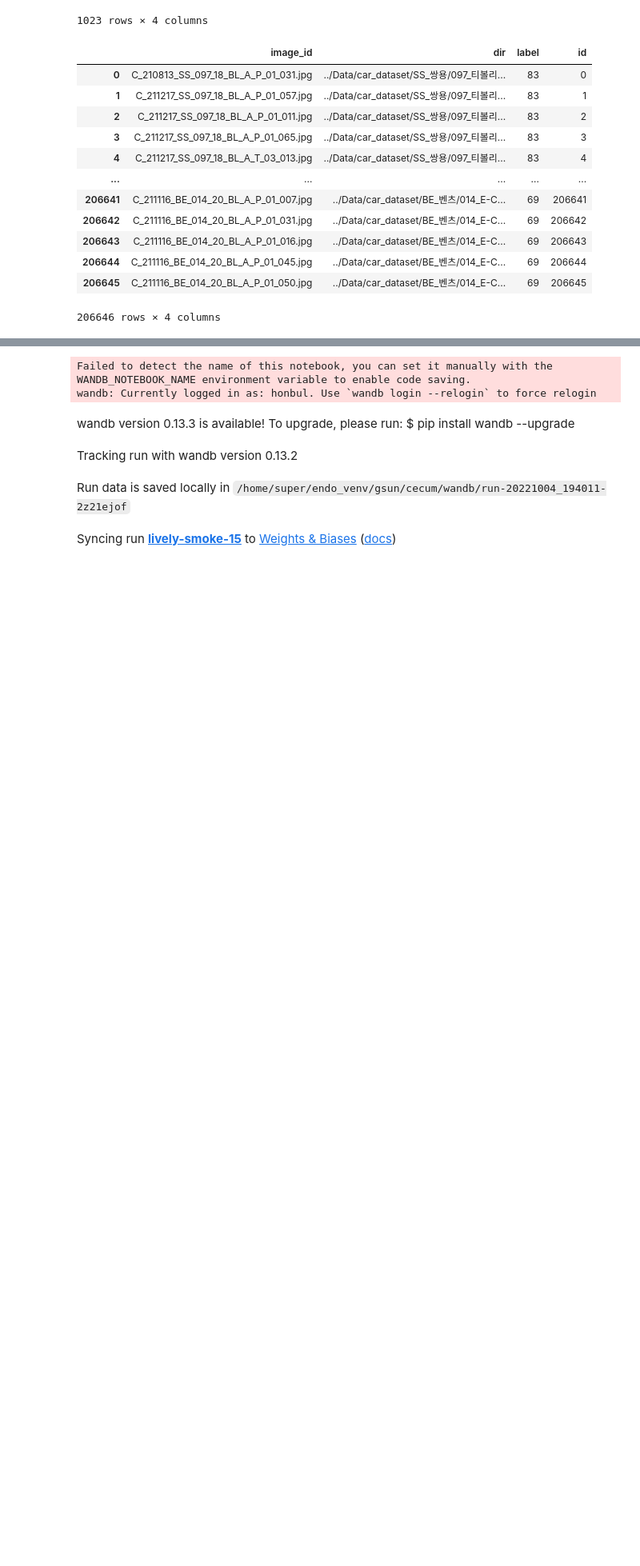
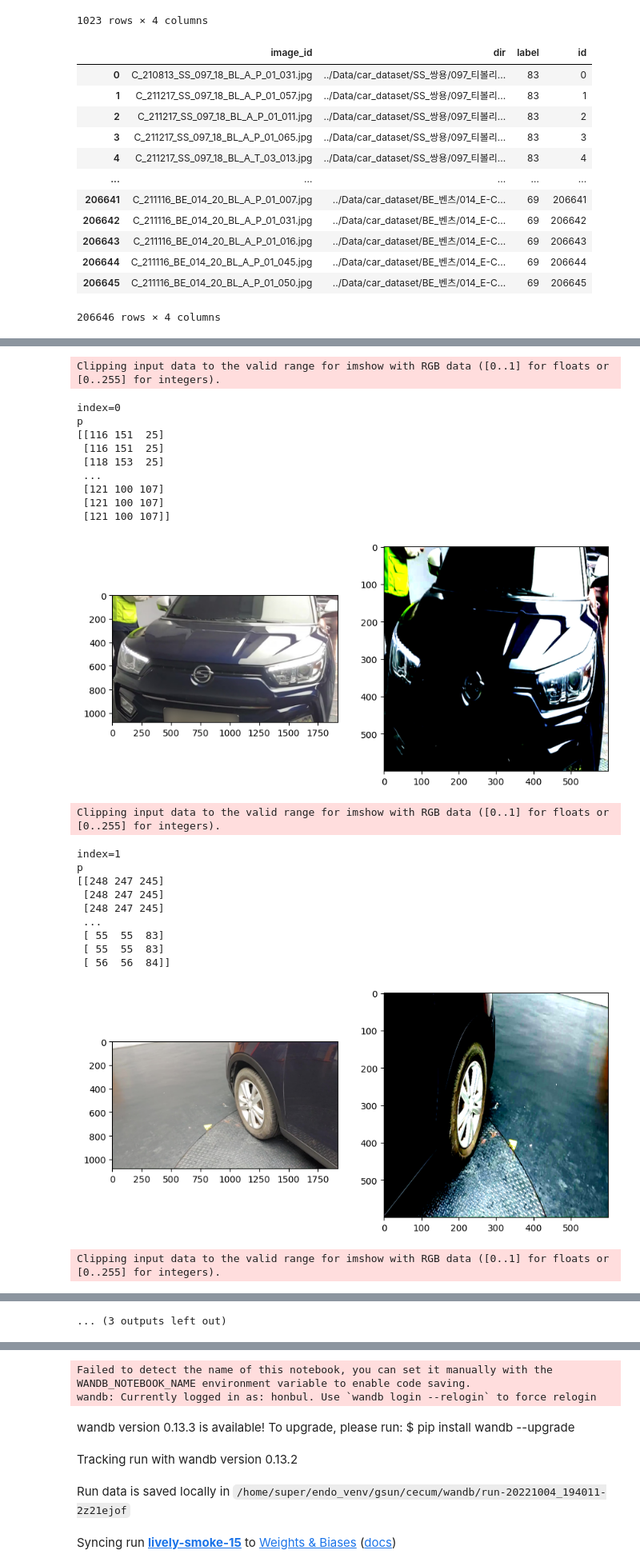
Before and after one commit to hojunking/KD_models, a Jupyter notebook: classification_train.ipynb, the cells around one changed output, grey strips where cells are left out. Shown at 80% size. Saved outputs shown, nothing was run; the diff lists cells and outputs as text; code cells hidden in the pictures; blank space fills up the shorter version.

Commit message:
training_is_not_working

```diff
--- a/classification_train.ipynb
+++ b/classification_train.ipynb
@@ -295,0 +306,28 @@ test
+# %%
+transform_train_P = A.Compose(
+    [
+        # A.RandomResizedCrop(
+        #     height=CFG['IMG_SIZE'],
+        #     width=CFG['IMG_SIZE'],
+        #     scale=(0.32, 0.34),
+        #     ratio=(0.90, 1.10),
+        #     always_apply=True
+        #     ),
+        A.Resize(CFG['IMG_SIZE'], CFG['IMG_SIZE']),
+        A.HorizontalFlip(p=0.5),
+        A.Normalize(mean=(0.548, 0.504, 0.479), std=(0.237, 0.247, 0.246)),
+        #A.pytorch.transforms.ToTensorV2()
+        ])
+transform_train_T = A.Compose(
+    [
+        A.CenterCrop(always_apply=True, p=1.0, height=CFG['IMG_SIZE'], width=CFG['IMG_SIZE']),
+        A.HorizontalFlip(p=0.5),
+        A.Normalize(mean=(0.548, 0.504, 0.479), std=(0.237, 0.247, 0.246)),
+        #A.pytorch.transforms.ToTensorV2()
+        ])
+transform_test = A.Compose(
+    [
+        A.Resize(CFG['IMG_SIZE'], CFG['IMG_SIZE']),
+        A.Normalize(mean=(0.548, 0.504, 0.479), std=(0.237, 0.247, 0.246)),
+        #A.pytorch.transforms.ToTensorV2()
+        ])
@@ -295,0 +389,35 @@ test
+# %%
+train_index = [1,2,3,4,5]
+data_train = train.loc[train_index]
+#data_validation = train.loc[valid_index]
+#print(data_train['id'])
+# print(f'train_index={train_index[0]}')
+# print(f'valid_index={valid_index[0]}')
+train_dataset = ARTDataset('train', data_train, transform_p=transform_train_P, transform_t=transform_train_T)
+#validation_dataset = ARTDataset('validation', data_validation, transform_p=transform_train_P, transform_t=transform_train_T)
+for i in range(5):
+   train_dataset[i]
+# %% [output]
+Clipping input data to the valid range for imshow with RGB data ([0..1] for floats or [0..255] for integers).
+index=0
+p
+[[116 151  25]
+ [116 151  25]
+ [118 153  25]
+ ...
+ [121 100 107]
+ [121 100 107]
+ [121 100 107]]
+[figure, added]
+Clipping input data to the valid range for imshow with RGB data ([0..1] for floats or [0..255] for integers).
+index=1
+p
+[[248 247 245]
+ [248 247 245]
+ [248 247 245]
+ ...
+ [ 55  55  83]
+ [ 55  55  83]
+ [ 56  56  84]]
+[figure, added]
+Clipping input data to the valid range for imshow with RGB data ([0..1] for floats or [0..255] for integers).
@@ -296,2 +445,3 @@ test
+... (3 outputs left out)
 # %%
 dist.destroy_process_group()
```
Also changed, not shown: parts of 6 cells of this notebook, 3 other files.
